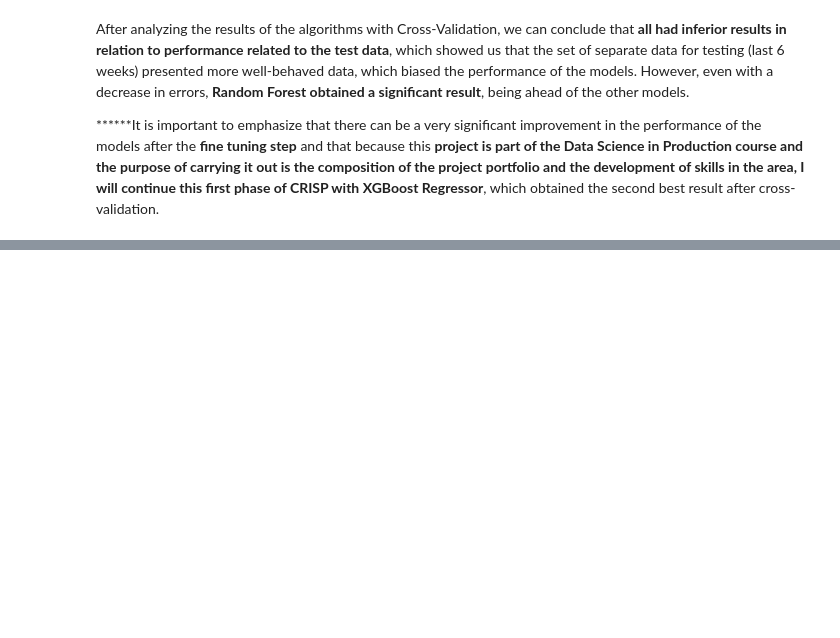
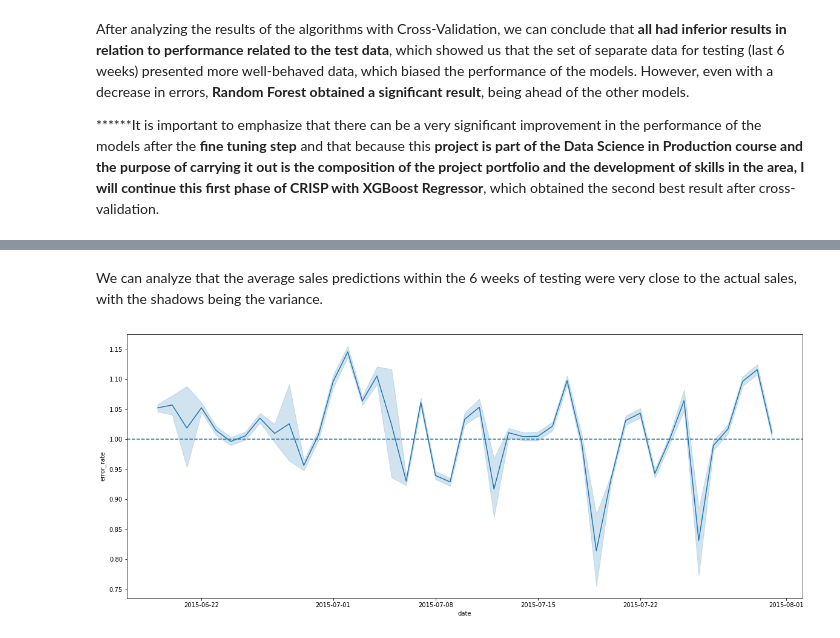
Before and after one commit to lbVictor/Sales_Prediction, a Jupyter notebook: notebooks/store_sales_prediction_cycle01.ipynb, the cells around one changed output, grey strips where cells are left out. Saved outputs shown, nothing was run; the diff lists cells and outputs as text; code cells hidden in the pictures; blank space fills up the shorter version.

```diff
--- a/notebooks/store_sales_prediction_cycle01.ipynb
+++ b/notebooks/store_sales_prediction_cycle01.ipynb
@@ -1567,0 +1814,8 @@ After analyzing the results of the algorithms with Cross-Validation, we can conc
+# %% [markdown]
+We can analyze that the average sales predictions within the 6 weeks of testing were very close to the actual sales, with the shadows being the variance.
+# %%
+# plot the error rate per day
+sns.lineplot( x='date', y='error_rate', data=df9 );
+plt.axhline( 1, linestyle='--');
+# %% [output]
+[figure, added]
```
Also changed, not shown: parts of 45 cells of this notebook.
